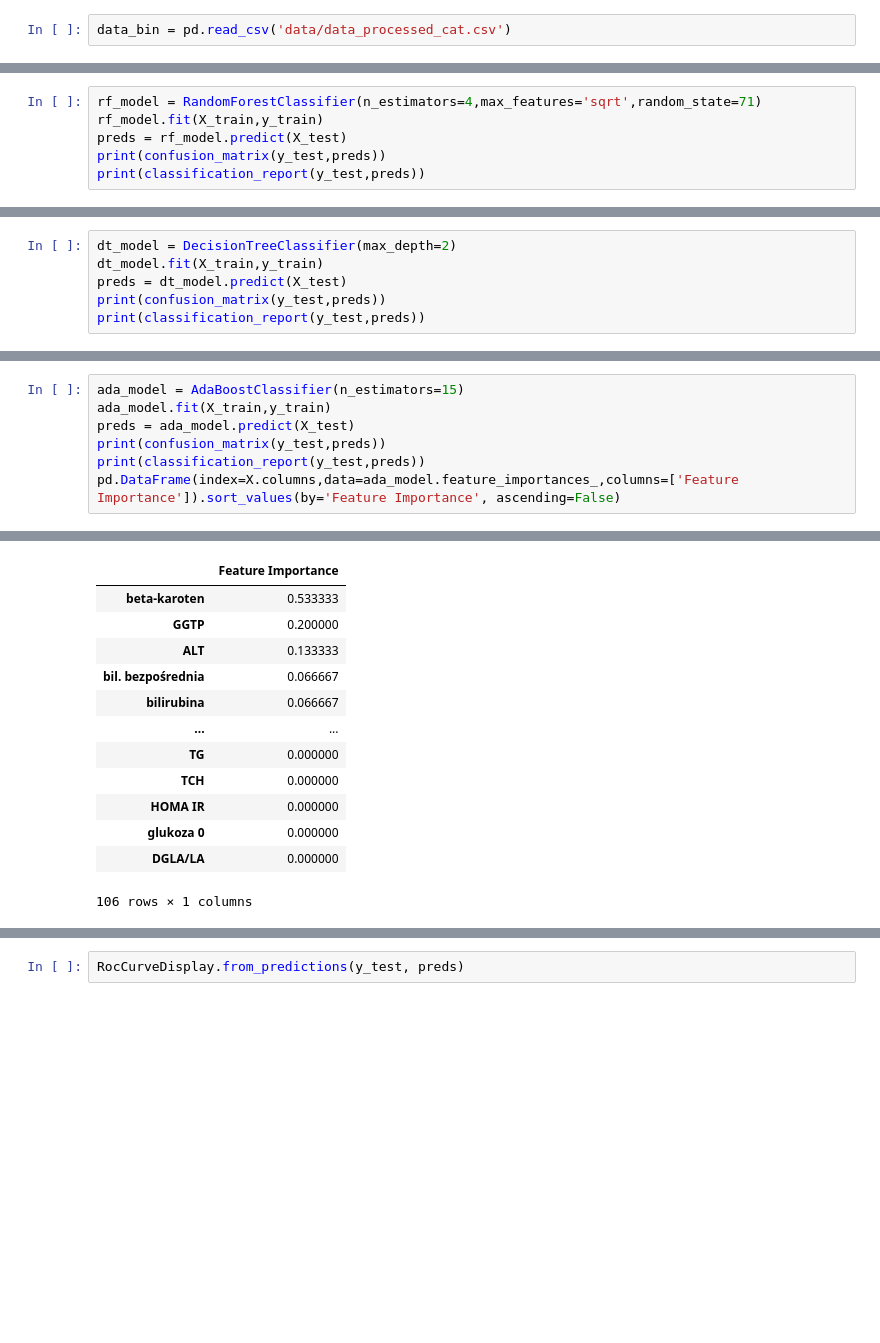
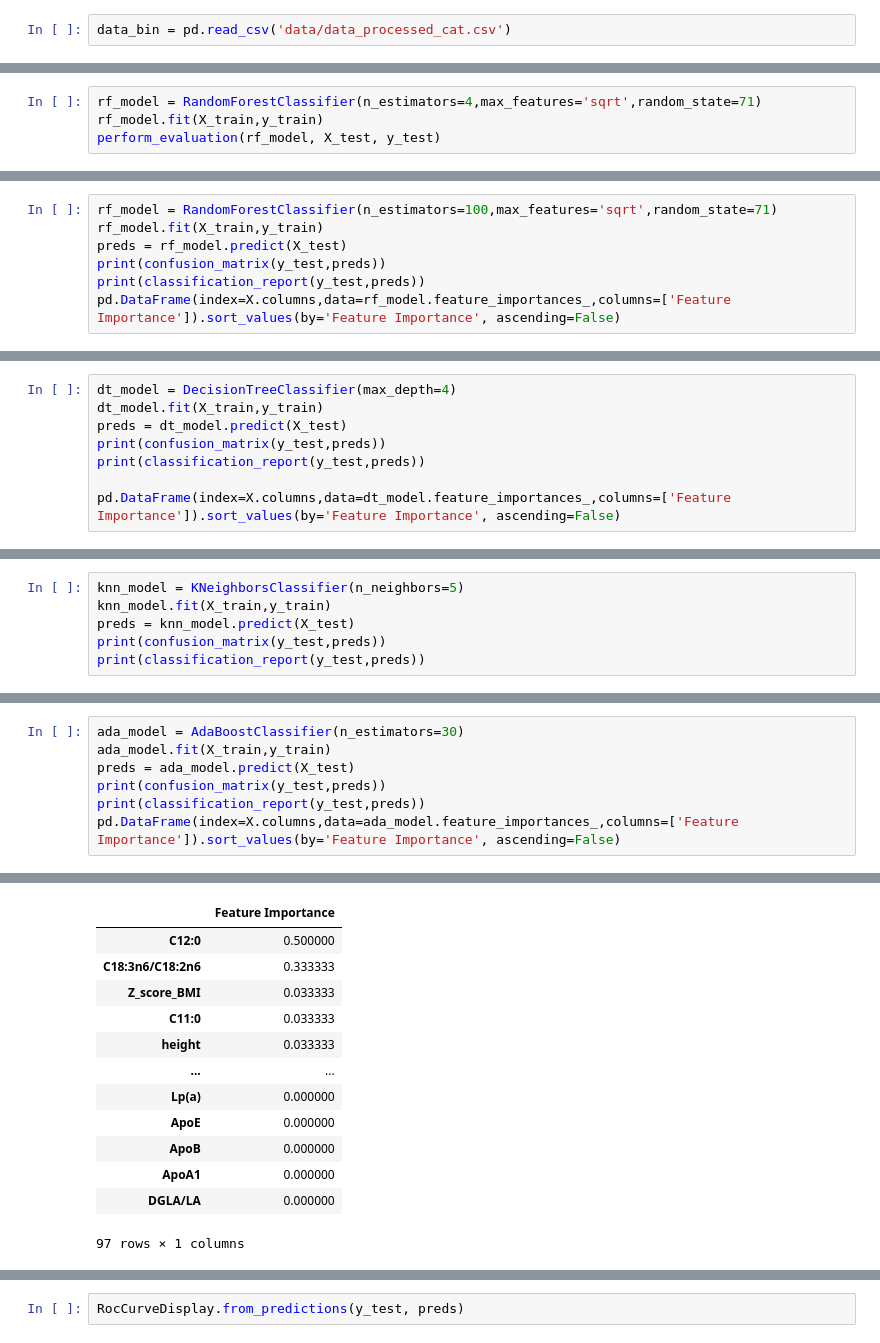
Before and after one commit to jakubpludowski/NAFLD-classifier, a Jupyter notebook: model.ipynb, the cells around one changed output, grey strips where cells are left out. Drawn from its saved outputs; the diff is of its cells as text; blank space fills up the shorter version.

```diff
--- a/model.ipynb
+++ b/model.ipynb
@@ -35,3 +56,7 @@ X_train, X_test, y_train, y_test = train_test_split(X, y, test_size=0.4, random_
 scaler = StandardScaler()
 X_train = scaler.fit_transform(X_train)
 X_test = scaler.transform(X_test)
+# %%
+rf_model = RandomForestClassifier(n_estimators=4,max_features='sqrt',random_state=71)
+rf_model.fit(X_train,y_train)
+perform_evaluation(rf_model, X_test, y_test)
@@ -52,7 +87,8 @@ plt.xlim((1,30))
 # %%
-rf_model = RandomForestClassifier(n_estimators=4,max_features='sqrt',random_state=71)
+rf_model = RandomForestClassifier(n_estimators=100,max_features='sqrt',random_state=71)
 rf_model.fit(X_train,y_train)
 preds = rf_model.predict(X_test)
 print(confusion_matrix(y_test,preds))
 print(classification_report(y_test,preds))
+pd.DataFrame(index=X.columns,data=rf_model.feature_importances_,columns=['Feature Importance']).sort_values(by='Feature Importance', ascending=False)
 # %% [output]
@@ -70,0 +120,8 @@ weighted avg       0.99      0.99      0.99       110
+# %%
+dt_model = DecisionTreeClassifier(max_depth=4)
+dt_model.fit(X_train,y_train)
+preds = dt_model.predict(X_test)
+print(confusion_matrix(y_test,preds))
+print(classification_report(y_test,preds))
+
+pd.DataFrame(index=X.columns,data=dt_model.feature_importances_,columns=['Feature Importance']).sort_values(by='Feature Importance', ascending=False)
@@ -71,7 +154,7 @@ weighted avg       0.99      0.99      0.99       110
 # %%
-dt_model = DecisionTreeClassifier(max_depth=2)
-dt_model.fit(X_train,y_train)
-preds = dt_model.predict(X_test)
+knn_model = KNeighborsClassifier(n_neighbors=5)
+knn_model.fit(X_train,y_train)
+preds = knn_model.predict(X_test)
 print(confusion_matrix(y_test,preds))
 print(classification_report(y_test,preds))
 # %% [output]
@@ -147,5 +211,5 @@ weighted avg       1.00      1.00      1.00       110
 # %%
-ada_model = AdaBoostClassifier(n_estimators=15)
+ada_model = AdaBoostClassifier(n_estimators=30)
 ada_model.fit(X_train,y_train)
 preds = ada_model.predict(X_test)
 print(confusion_matrix(y_test,preds))
@@ -167,16 +231,16 @@ weighted avg       0.98      0.98      0.98       110
 |  | Feature Importance |
-| beta-karoten | 0.533333 |
-| GGTP | 0.200000 |
-| ALT | 0.133333 |
-| bil. bezpośrednia | 0.066667 |
-| bilirubina | 0.066667 |
+| C12:0 | 0.500000 |
+| C18:3n6/C18:2n6 | 0.333333 |
+| Z_score_BMI | 0.033333 |
+| C11:0 | 0.033333 |
+| height | 0.033333 |
 | ... | ... |
-| TG | 0.000000 |
-| TCH | 0.000000 |
-| HOMA IR | 0.000000 |
-| glukoza 0 | 0.000000 |
+| Lp(a) | 0.000000 |
+| ApoE | 0.000000 |
+| ApoB | 0.000000 |
+| ApoA1 | 0.000000 |
 | DGLA/LA | 0.000000 |
-106 rows × 1 columns
+97 rows × 1 columns
 # %%
 gb_model = GradientBoostingClassifier()
 gb_model.fit(X_train,y_train)
```
Also changed, not shown: parts of 18 cells of this notebook, 3 other files.
